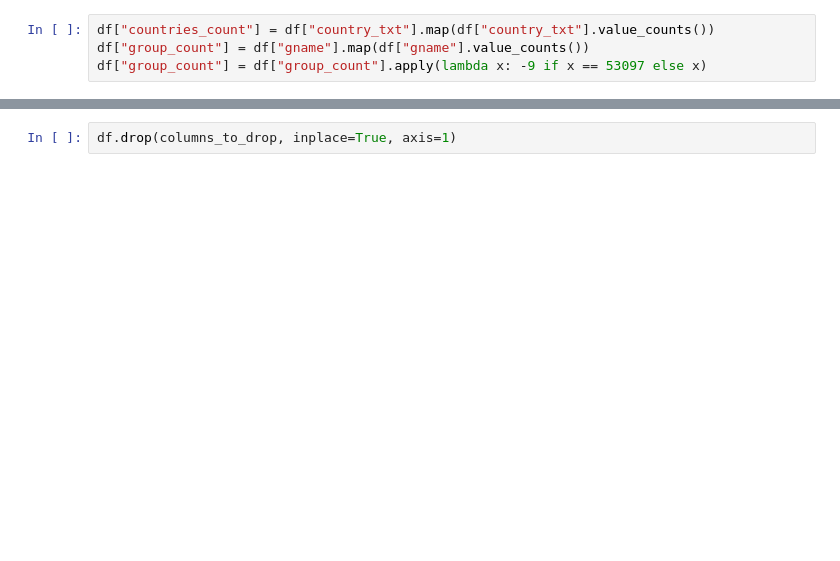
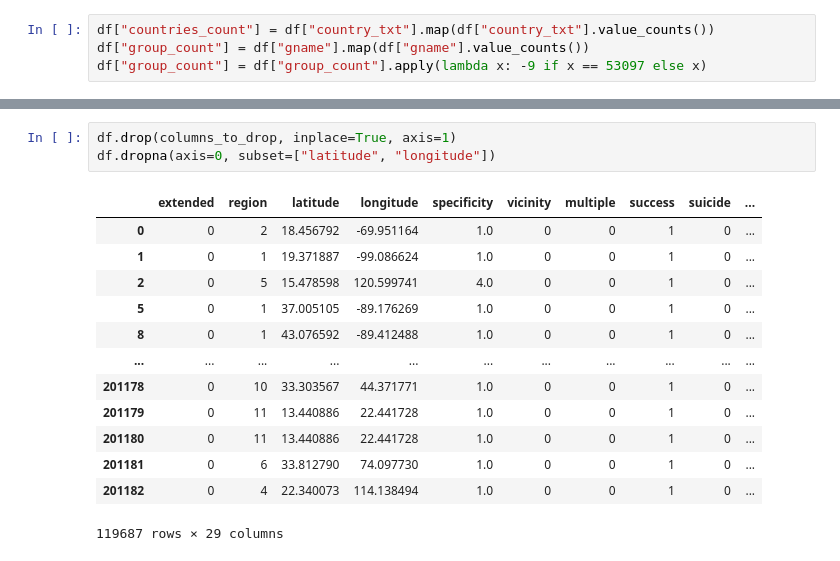
Before and after one commit to tuszyn/JT_praca_magisterska, a Jupyter notebook: notebooks/2_eda.ipynb, the cells around one changed output, grey strips where cells are left out. Drawn from its saved outputs; the diff is of its cells as text; blank space fills up the shorter version.

Commit message:
Wyrzucono wiersze z na w latitude i longitude

```diff
--- a/notebooks/2_eda.ipynb
+++ b/notebooks/2_eda.ipynb
@@ -37,5 +35,20 @@ df["group_count"] = df["group_count"].apply(lambda x: -9 if x == 53097 else x)
 # %%
 df.drop(columns_to_drop, inplace=True, axis=1)
+df.dropna(axis=0, subset=["latitude", "longitude"])
+# %% [output]
+|  | extended | region | latitude | longitude | specificity | vicinity | multiple | success | suicide | ... |
+| 0 | 0 | 2 | 18.456792 | -69.951164 | 1.0 | 0 | 0 | 1 | 0 | ... |
+| 1 | 0 | 1 | 19.371887 | -99.086624 | 1.0 | 0 | 0 | 1 | 0 | ... |
+| 2 | 0 | 5 | 15.478598 | 120.599741 | 4.0 | 0 | 0 | 1 | 0 | ... |
+| 5 | 0 | 1 | 37.005105 | -89.176269 | 1.0 | 0 | 0 | 1 | 0 | ... |
+| 8 | 0 | 1 | 43.076592 | -89.412488 | 1.0 | 0 | 0 | 1 | 0 | ... |
+| ... | ... | ... | ... | ... | ... | ... | ... | ... | ... | ... |
+| 201178 | 0 | 10 | 33.303567 | 44.371771 | 1.0 | 0 | 0 | 1 | 0 | ... |
+| 201179 | 0 | 11 | 13.440886 | 22.441728 | 1.0 | 0 | 0 | 1 | 0 | ... |
+| 201180 | 0 | 11 | 13.440886 | 22.441728 | 1.0 | 0 | 0 | 1 | 0 | ... |
+| 201181 | 0 | 6 | 33.812790 | 74.097730 | 1.0 | 0 | 0 | 1 | 0 | ... |
+| 201182 | 0 | 4 | 22.340073 | 114.138494 | 1.0 | 0 | 0 | 1 | 0 | ... |
+119687 rows × 29 columns
 # %%
 df.describe(include="all").T
 # %% [output]
```
Also changed, not shown: parts of 5 cells of this notebook.
